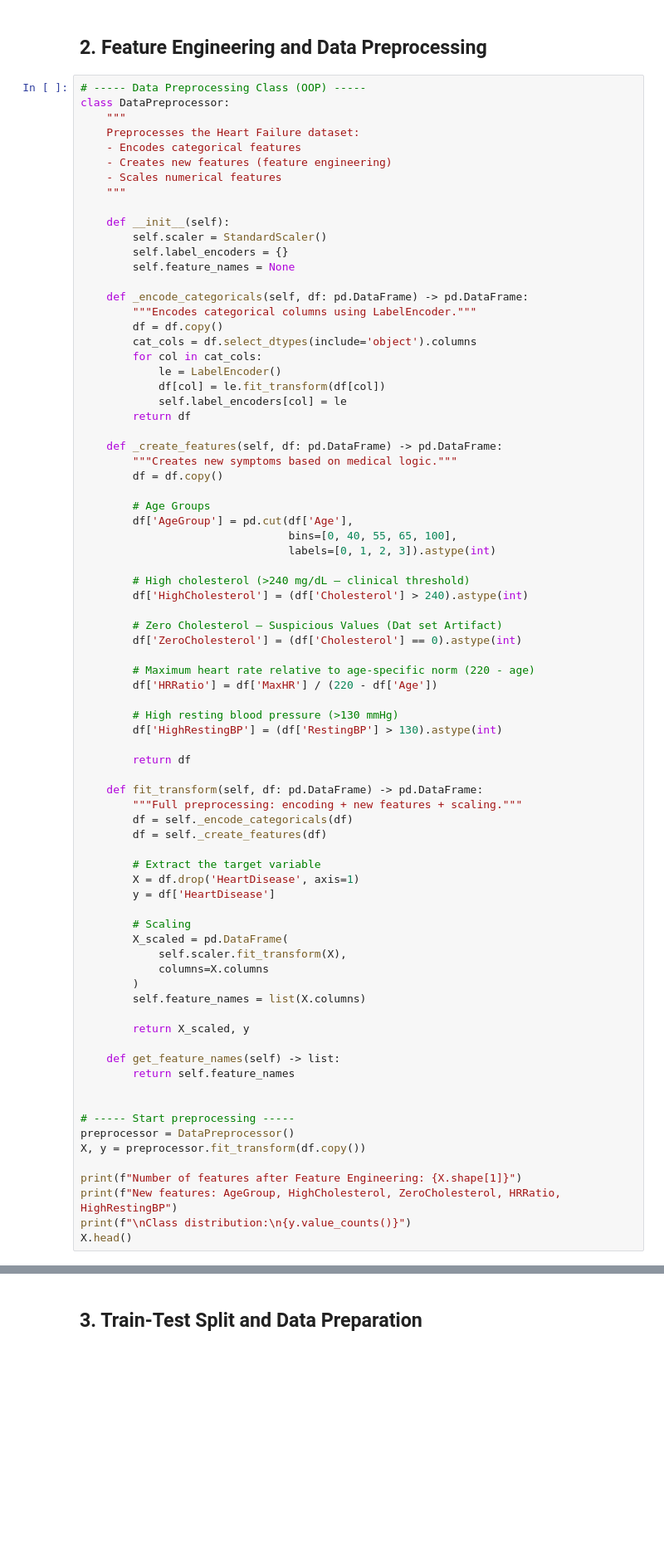
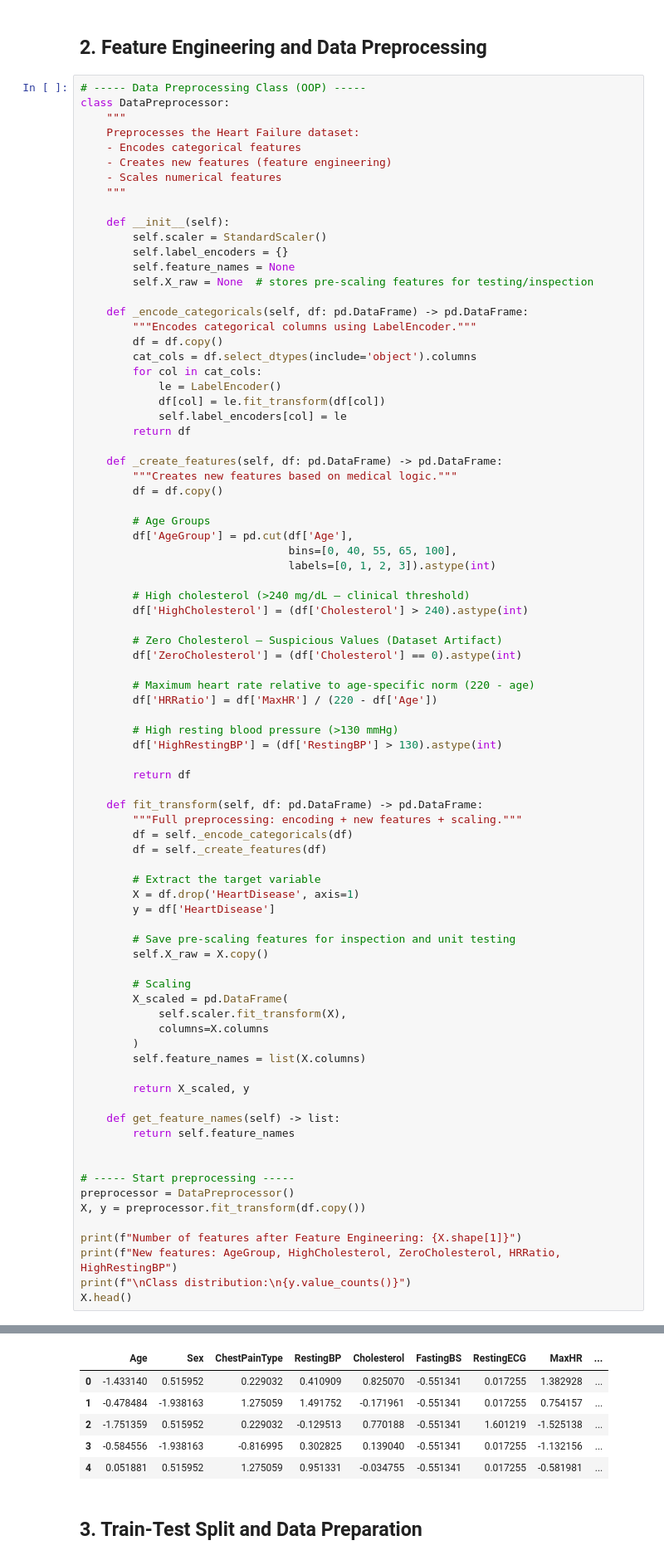
Before and after one commit to saturnnn7/heart-failure-ml, a Jupyter notebook: heart_failure_classification.ipynb, the cells around one changed output, grey strips where cells are left out. Shown at 83% size. Drawn from its saved outputs; the diff is of its cells as text; blank space fills up the shorter version.

```diff
--- a/heart_failure_classification.ipynb
+++ b/heart_failure_classification.ipynb
@@ -127,6 +195,7 @@ class DataPreprocessor:
         self.scaler = StandardScaler()
         self.label_encoders = {}
         self.feature_names = None
+        self.X_raw = None  # stores pre-scaling features for testing/inspection
 
     def _encode_categoricals(self, df: pd.DataFrame) -> pd.DataFrame:
         """Encodes categorical columns using LabelEncoder."""
@@ -139,7 +208,7 @@ class DataPreprocessor:
         return df
 
     def _create_features(self, df: pd.DataFrame) -> pd.DataFrame:
-        """Creates new symptoms based on medical logic."""
+        """Creates new features based on medical logic."""
         df = df.copy()
 
         # Age Groups
@@ -150,7 +219,7 @@ class DataPreprocessor:
         # High cholesterol (>240 mg/dL — clinical threshold)
         df['HighCholesterol'] = (df['Cholesterol'] > 240).astype(int)
 
-        # Zero Cholesterol — Suspicious Values (Dat set Artifact)
+        # Zero Cholesterol — Suspicious Values (Dataset Artifact)
         df['ZeroCholesterol'] = (df['Cholesterol'] == 0).astype(int)
 
         # Maximum heart rate relative to age-specific norm (220 - age)
@@ -169,6 +238,9 @@ class DataPreprocessor:
         # Extract the target variable
         X = df.drop('HeartDisease', axis=1)
         y = df['HeartDisease']
+
+        # Save pre-scaling features for inspection and unit testing
+        self.X_raw = X.copy()
 
         # Scaling
         X_scaled = pd.DataFrame(
@@ -191,3 +263,4 @@ print(f"Number of features after Feature Engineering: {X.shape[1]}")
 print(f"New features: AgeGroup, HighCholesterol, ZeroCholesterol, HRRatio, HighRestingBP")
 print(f"\nClass distribution:\n{y.value_counts()}")
 X.head()
+# %% [output]
@@ -194,3 +275,9 @@ X.head()
+|  | Age | Sex | ChestPainType | RestingBP | Cholesterol | FastingBS | RestingECG | MaxHR | ... |
+| 0 | -1.433140 | 0.515952 | 0.229032 | 0.410909 | 0.825070 | -0.551341 | 0.017255 | 1.382928 | ... |
+| 1 | -0.478484 | -1.938163 | 1.275059 | 1.491752 | -0.171961 | -0.551341 | 0.017255 | 0.754157 | ... |
+| 2 | -1.751359 | 0.515952 | 0.229032 | -0.129513 | 0.770188 | -0.551341 | 1.601219 | -1.525138 | ... |
+| 3 | -0.584556 | -1.938163 | -0.816995 | 0.302825 | 0.139040 | -0.551341 | 0.017255 | -1.132156 | ... |
+| 4 | 0.051881 | 0.515952 | 1.275059 | 0.951331 | -0.034755 | -0.551341 | 0.017255 | -0.581981 | ... |
 # %% [markdown]
 ## 3. Train-Test Split and Data Preparation
 # %%
```
Also changed, not shown: parts of 16 cells of this notebook.
